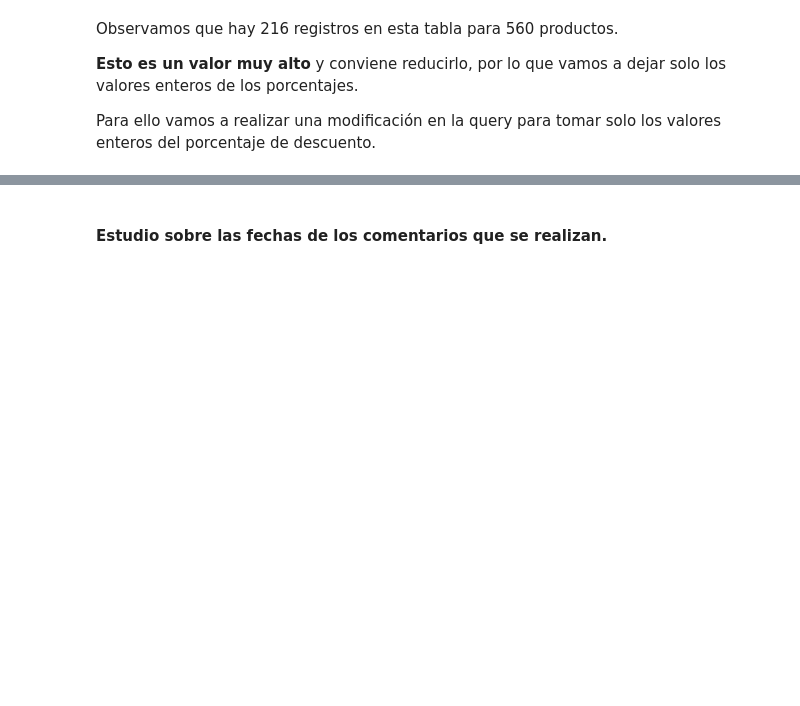
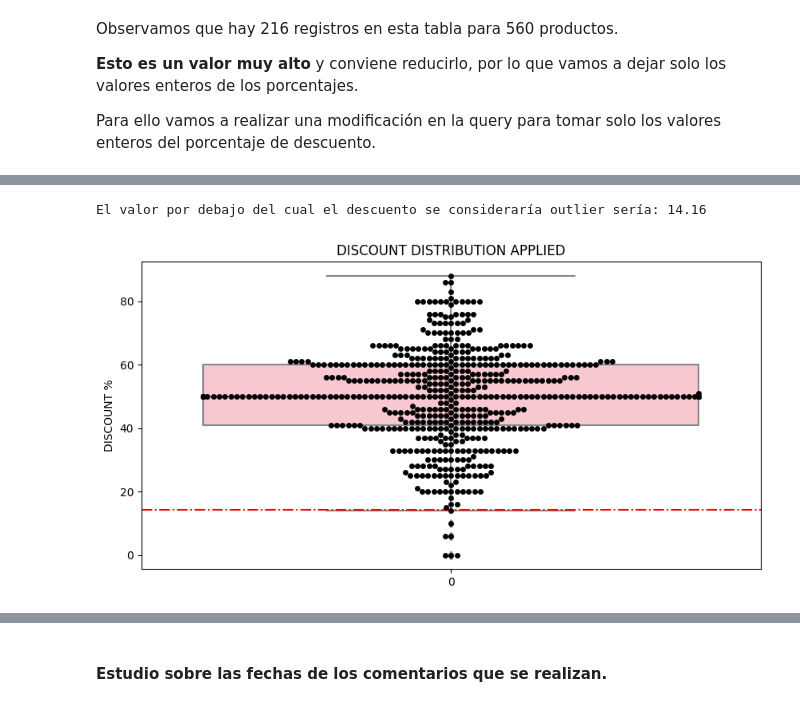
Before and after one commit to 75Engel/Proyecto_tienda_online, a Jupyter notebook: src/Notebook/03_sql.ipynb, the cells around one changed output, grey strips where cells are left out. Cells and saved outputs as stored; diff of their text form; code cells hidden in the pictures; blank space fills up the shorter version.

Commit message:
create new graphics
discount

```diff
--- a/src/Notebook/03_sql.ipynb
+++ b/src/Notebook/03_sql.ipynb
@@ -591,0 +629,25 @@ Tendremos que evaluar esta información.
+# %%
+plt.figure(figsize=(10,5))
+plt.title("DISCOUNT DISTRIBUTION APPLIED")
+plt.ylabel("DISCOUNT %")
+plt.xlabel("")
+
+query='''SELECT PRODUCT.PRODUCT AS NAME, DATE_DOWNLOAD, REGULAR_PRICE, DISCOUNT_PRICE,
+[DISCOUNT_PRICE]-[REGULAR_PRICE] AS DISCOUNT,
+CAST(ABS([DISCOUNT_PRICE] - [REGULAR_PRICE]) / [REGULAR_PRICE] * 100 AS INT) AS PERCENTUAL_DISCOUNT
+FROM PRICES  JOIN PRODUCT ON PRODUCT.ID=PRICES.ID_PRODUCT
+ORDER BY PERCENTUAL_DISCOUNT DESC'''
+
+sns.boxplot(data=f.sql_query(query,cursor)['PERCENTUAL_DISCOUNT'],color="pink")
+sns.swarmplot(f.sql_query(query,cursor)['PERCENTUAL_DISCOUNT'],color='black')
+
+'''Definiendo el outlier inferior'''
+outlier_1 = np.percentile(f.sql_query(query,cursor)['PERCENTUAL_DISCOUNT'], 1.1)        # Los valores que se pueden considerar outliers son 1,1%
+plt.axhline(y=outlier_1, xmin=0, xmax=1,color='r', linewidth= 1.5,linestyle="-.")
+print("El valor por debajo del cual el descuento se consideraría outlier sería:",outlier_1)
+file=str('\Resources\image\discount_distribution')
+folder+file
+plt.savefig(folder+file);
+# %% [output]
+El valor por debajo del cual el descuento se consideraría outlier sería: 14.16
+[figure, added]
```
Also changed, not shown: parts of 12 cells of this notebook, 2 other files.
